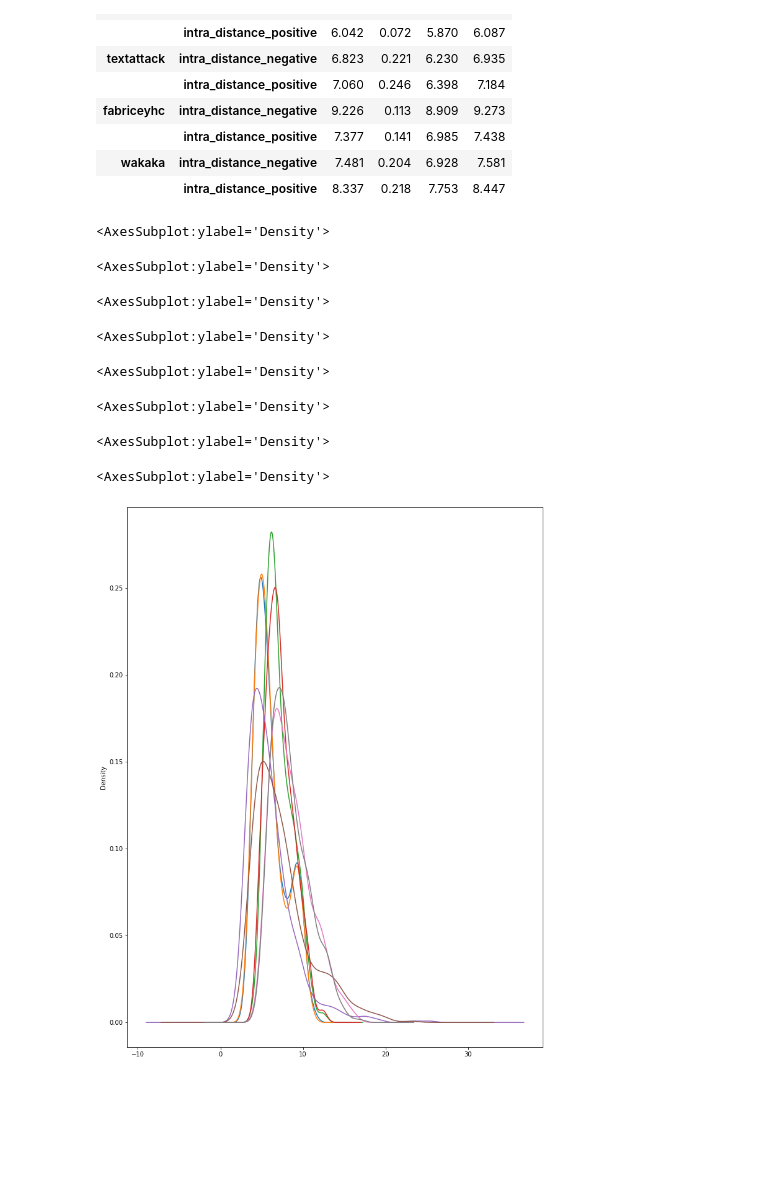
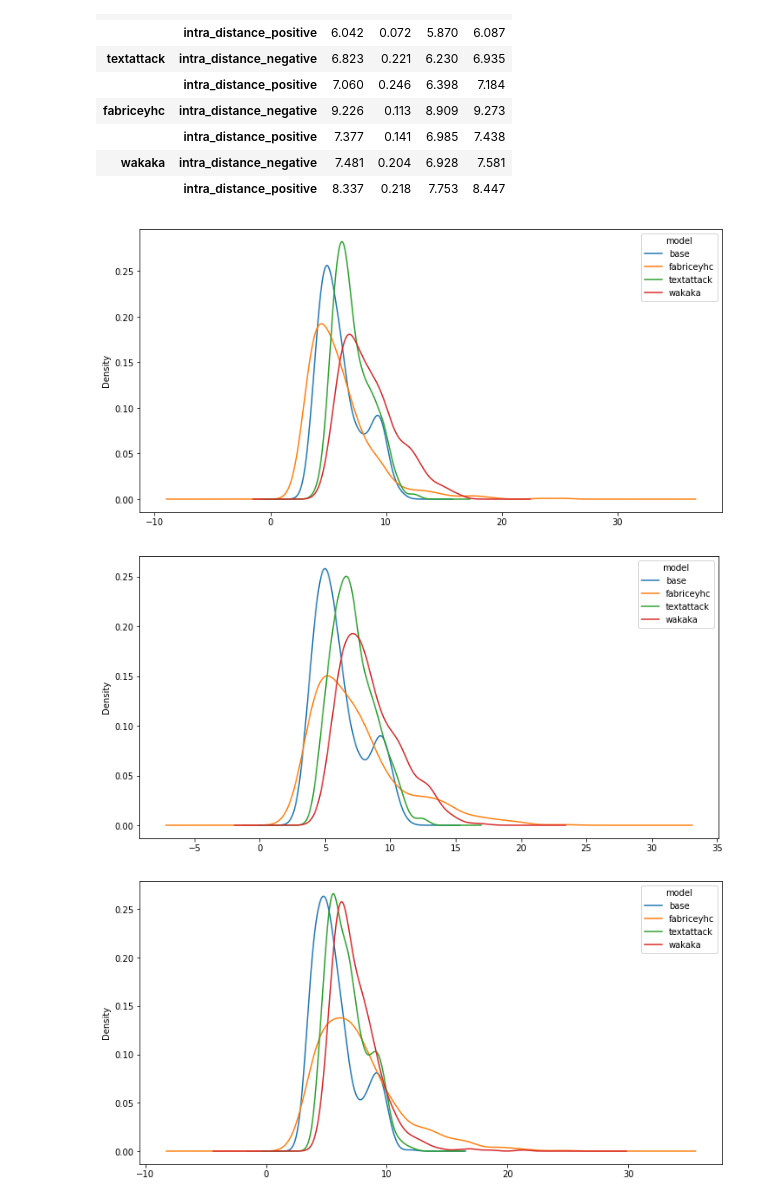
Before and after one commit to simon-muenker/NLP-SoSe22--NLP-Proj, a Jupyter notebook: notebooks/03--Manifold-Analysis.ipynb, the cells around one changed output. Saved outputs shown, nothing was run; the diff lists cells and outputs as text; code cells hidden in the pictures; blank space fills up the shorter version.

```diff
--- a/notebooks/03--Manifold-Analysis.ipynb
+++ b/notebooks/03--Manifold-Analysis.ipynb
@@ -2,7 +2,7 @@
 import matplotlib.pyplot as plt
 
 %matplotlib inline
-plt.rcParams["figure.figsize"] = (12, 16)
+plt.rcParams["figure.figsize"] = (12, 6)
 # %%
 import pandas as pd
 # %%
@@ -26,7 +26,7 @@ analysis: dict = {
     data: pd.concat(
         [(
             pd
-            .read_csv(f'{IN_PATH}/{data}.{model}.csv', index_col=0)
+            .read_csv(f'{IN_PATH}/{data}.{model}.csv', index_col=0, )
             .set_index(['dim'])
             .pipe(convert_to_multi_col, model)
         )
@@ -151,29 +151,21 @@ for label, data in intra_distance.items():
 # %%
 from ast import literal_eval
 
-for m in MODELS:
+for group in ['positive', 'negative']:
     for label, data in analysis.items():
         formatted = (
             data
-            .filter(regex="centroid_point_distances_.*")
-                # .T
-            [m, 'centroid_point_distances_positive']
-            .apply(literal_eval)
+            .filter(regex=f"centroid_point_distances_{group}")
             .iloc[0]
+            .unstack()
+            .applymap(literal_eval)
+            .applymap(lambda x: x[0])
+            .T
+            .apply(pd.Series.explode)
+            .plot.kde()
         )
-
-        display(
-            pd.Series(*formatted).
-            plot.kde()
-        )
-#
+        plt.savefig(f'{OUT_PATH}/{group}.{label}.density.png')
 # %% [output]
-<AxesSubplot:ylabel='Density'>
-<AxesSubplot:ylabel='Density'>
-<AxesSubplot:ylabel='Density'>
-<AxesSubplot:ylabel='Density'>
-<AxesSubplot:ylabel='Density'>
-<AxesSubplot:ylabel='Density'>
-<AxesSubplot:ylabel='Density'>
-<AxesSubplot:ylabel='Density'>
-[figure, old version]
+[figure, new version]
+[figure, added]
+[figure, added]
```
Also changed, not shown: parts of 2 cells of this notebook, 28 other files.
